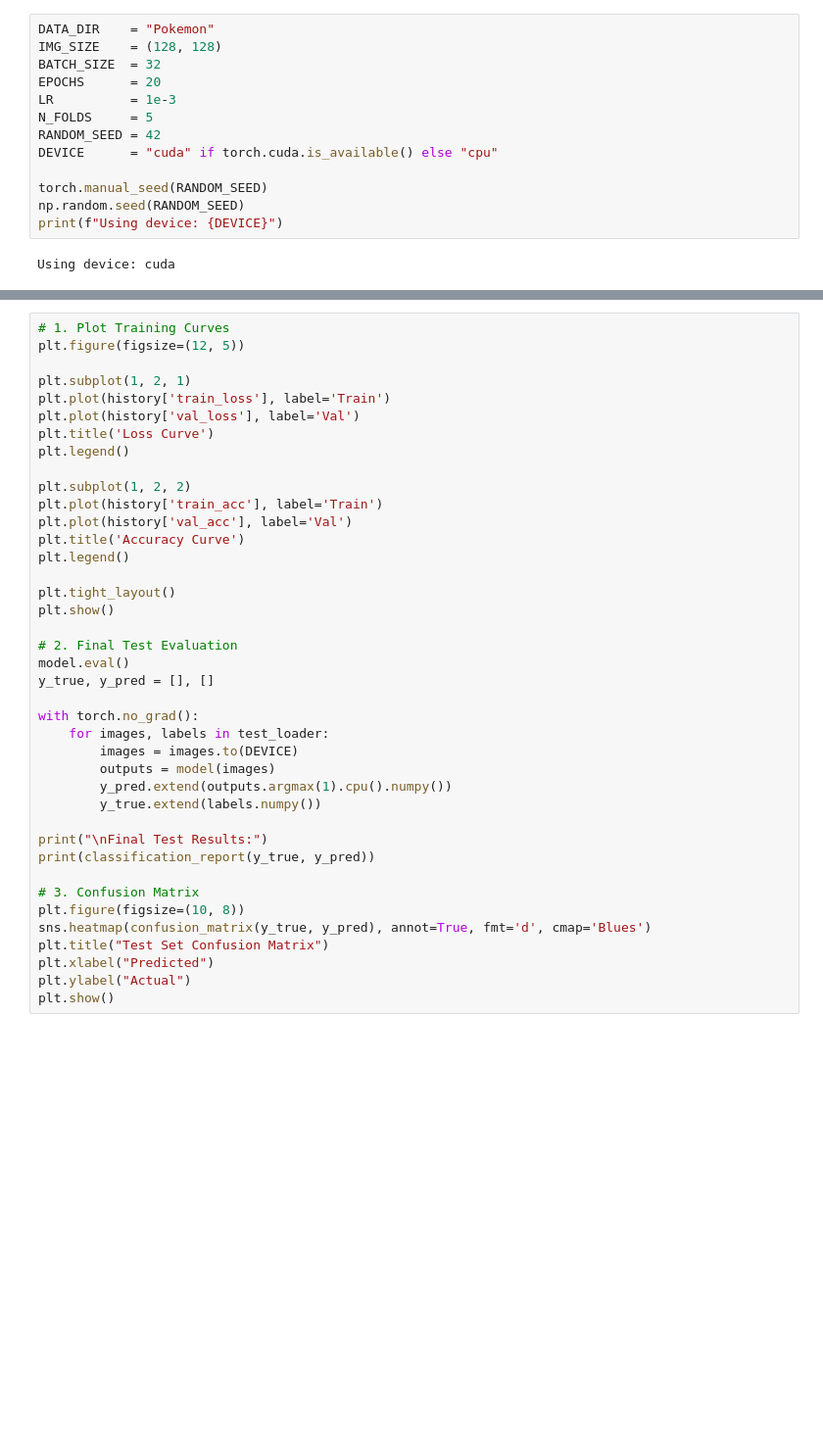
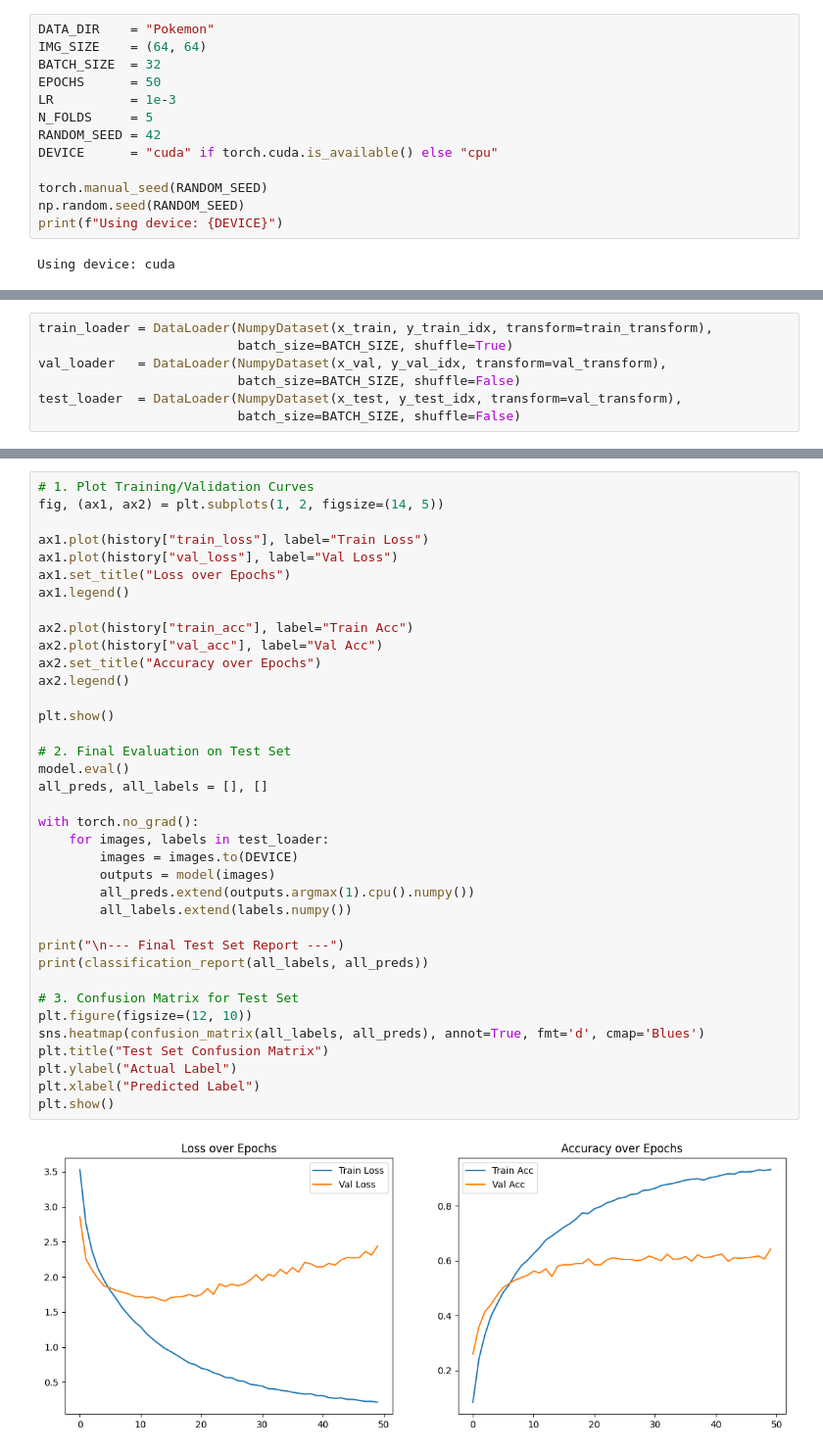
Before and after one commit to vlazo1214/pokemon-image-classification, a Jupyter notebook: cnn.ipynb, the cells around one changed output, grey strips where cells are left out. Shown at 98% size. Saved outputs shown, nothing was run; the diff lists cells and outputs as text; blank space fills up the shorter version.

```diff
--- a/cnn.ipynb
+++ b/cnn.ipynb
@@ -20,8 +21,8 @@ ModuleNotFoundError: No module named 'torch'
 # %%
 DATA_DIR    = "Pokemon"
-IMG_SIZE    = (128, 128)
+IMG_SIZE    = (64, 64)
 BATCH_SIZE  = 32
-EPOCHS      = 20
+EPOCHS      = 50
 LR          = 1e-3
 N_FOLDS     = 5
 RANDOM_SEED = 42
@@ -75 +78,8 @@ print(f"  Test:  {len(test_dataset)} samples")
+# %%
+train_loader = DataLoader(NumpyDataset(x_train, y_train_idx, transform=train_transform),
+                          batch_size=BATCH_SIZE, shuffle=True)
+val_loader   = DataLoader(NumpyDataset(x_val, y_val_idx, transform=val_transform),
+                          batch_size=BATCH_SIZE, shuffle=False)
+test_loader  = DataLoader(NumpyDataset(x_test, y_test_idx, transform=val_transform),
+                          batch_size=BATCH_SIZE, shuffle=False)
 # %%
@@ -126,40 +151,39 @@ NameError: name 'CNN' is not defined
 # %%
-# 1. Plot Training Curves
-plt.figure(figsize=(12, 5))
+# 1. Plot Training/Validation Curves
+fig, (ax1, ax2) = plt.subplots(1, 2, figsize=(14, 5))
 
-plt.subplot(1, 2, 1)
-plt.plot(history['train_loss'], label='Train')
-plt.plot(history['val_loss'], label='Val')
-plt.title('Loss Curve')
-plt.legend()
+ax1.plot(history["train_loss"], label="Train Loss")
+ax1.plot(history["val_loss"], label="Val Loss")
+ax1.set_title("Loss over Epochs")
+ax1.legend()
 
-plt.subplot(1, 2, 2)
-plt.plot(history['train_acc'], label='Train')
-plt.plot(history['val_acc'], label='Val')
-plt.title('Accuracy Curve')
-plt.legend()
+ax2.plot(history["train_acc"], label="Train Acc")
+ax2.plot(history["val_acc"], label="Val Acc")
+ax2.set_title("Accuracy over Epochs")
+ax2.legend()
 
-plt.tight_layout()
 plt.show()
 
-# 2. Final Test Evaluation
+# 2. Final Evaluation on Test Set
 model.eval()
-y_true, y_pred = [], []
+all_preds, all_labels = [], []
 
 with torch.no_grad():
     for images, labels in test_loader:
         images = images.to(DEVICE)
         outputs = model(images)
-        y_pred.extend(outputs.argmax(1).cpu().numpy())
-        y_true.extend(labels.numpy())
+        all_preds.extend(outputs.argmax(1).cpu().numpy())
+        all_labels.extend(labels.numpy())
 
-print("\nFinal Test Results:")
-print(classification_report(y_true, y_pred))
+print("\n--- Final Test Set Report ---")
+print(classification_report(all_labels, all_preds))
 
-# 3. Confusion Matrix
-plt.figure(figsize=(10, 8))
-sns.heatmap(confusion_matrix(y_true, y_pred), annot=True, fmt='d', cmap='Blues')
+# 3. Confusion Matrix for Test Set
+plt.figure(figsize=(12, 10))
+sns.heatmap(confusion_matrix(all_labels, all_preds), annot=True, fmt='d', cmap='Blues')
 plt.title("Test Set Confusion Matrix")
-plt.xlabel("Predicted")
-plt.ylabel("Actual")
+plt.ylabel("Actual Label")
+plt.xlabel("Predicted Label")
 plt.show()
+# %% [output]
+[figure, added]
```
Also changed, not shown: parts of 5 cells of this notebook, 2 other files.
